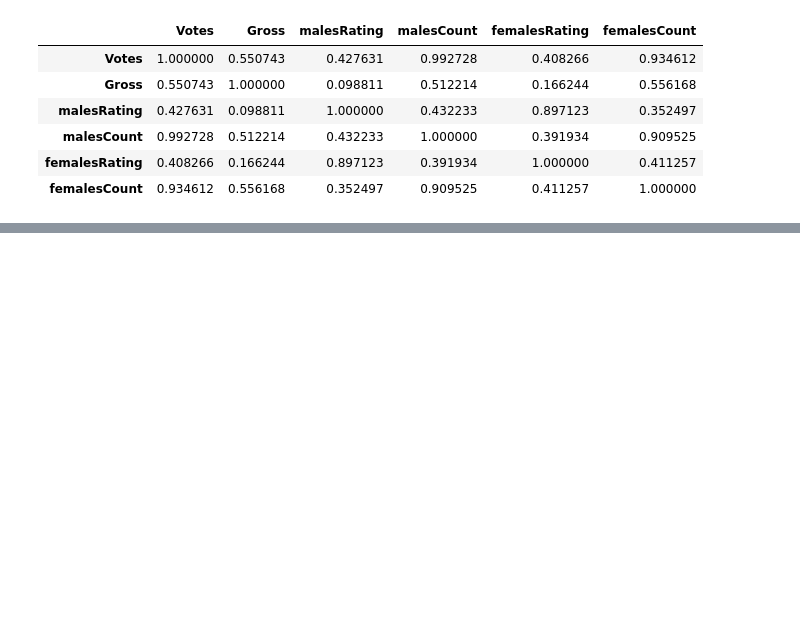
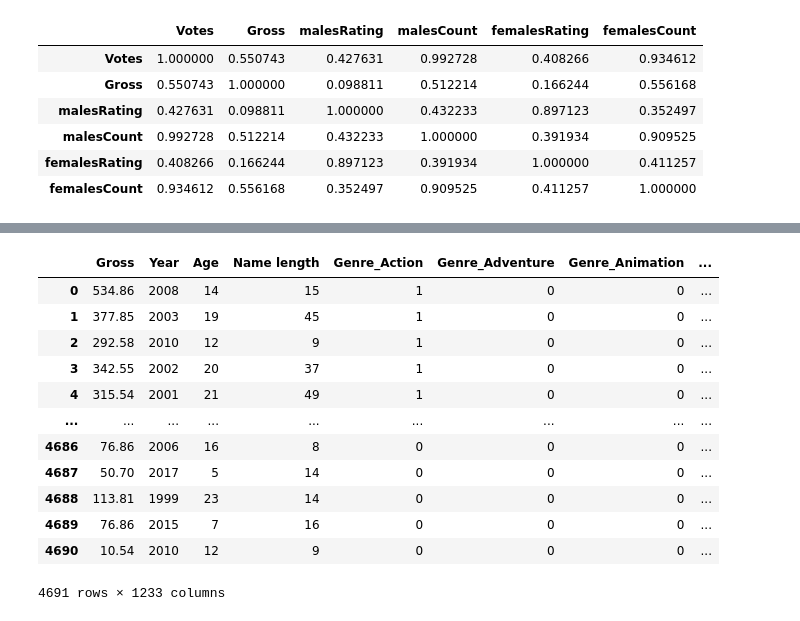
Before and after one commit to Moshe-Frankipour/DataScience-IMDb, a Jupyter notebook: Step 3 - Exploring Data & Visualizing.ipynb, the cells around one changed output, grey strips where cells are left out. Saved outputs shown, nothing was run; the diff lists cells and outputs as text; code cells hidden in the pictures; blank space fills up the shorter version.

```diff
--- a/Step 3 - Exploring Data & Visualizing.ipynb
+++ b/Step 3 - Exploring Data & Visualizing.ipynb
@@ -363,0 +517,16 @@ data.corr()
+# %%
+data
+# %% [output]
+|  | Gross | Year | Age | Name length | Genre_Action | Genre_Adventure | Genre_Animation | ... |
+| 0 | 534.86 | 2008 | 14 | 15 | 1 | 0 | 0 | ... |
+| 1 | 377.85 | 2003 | 19 | 45 | 1 | 0 | 0 | ... |
+| 2 | 292.58 | 2010 | 12 | 9 | 1 | 0 | 0 | ... |
+| 3 | 342.55 | 2002 | 20 | 37 | 1 | 0 | 0 | ... |
+| 4 | 315.54 | 2001 | 21 | 49 | 1 | 0 | 0 | ... |
+| ... | ... | ... | ... | ... | ... | ... | ... | ... |
+| 4686 | 76.86 | 2006 | 16 | 8 | 0 | 0 | 0 | ... |
+| 4687 | 50.70 | 2017 | 5 | 14 | 0 | 0 | 0 | ... |
+| 4688 | 113.81 | 1999 | 23 | 14 | 0 | 0 | 0 | ... |
+| 4689 | 76.86 | 2015 | 7 | 16 | 0 | 0 | 0 | ... |
+| 4690 | 10.54 | 2010 | 12 | 9 | 0 | 0 | 0 | ... |
+4691 rows × 1233 columns
```
Also changed, not shown: parts of 26 cells of this notebook.
